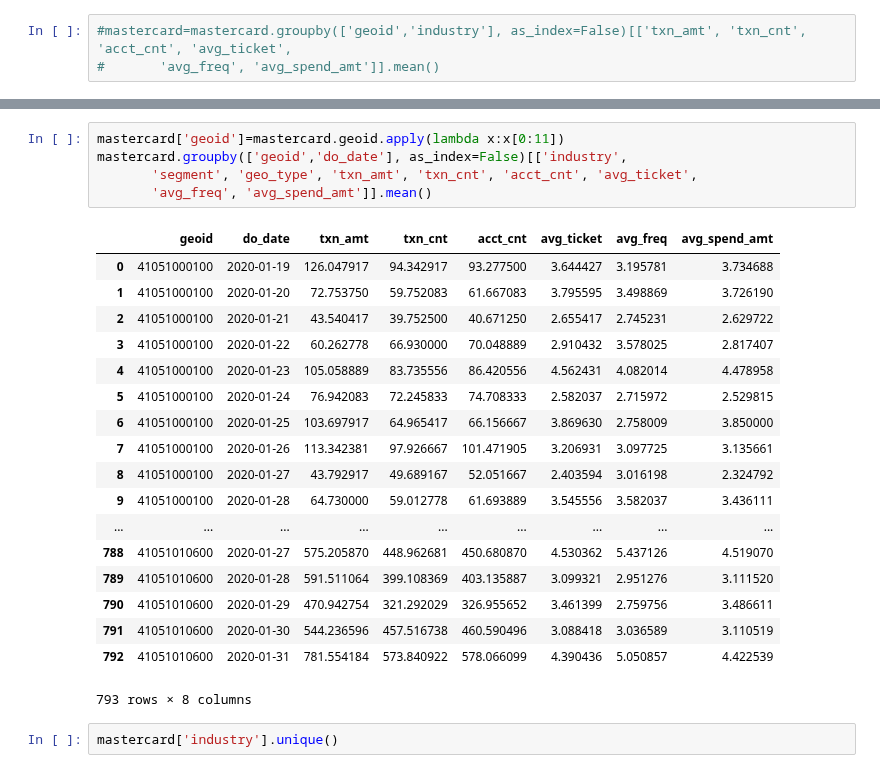
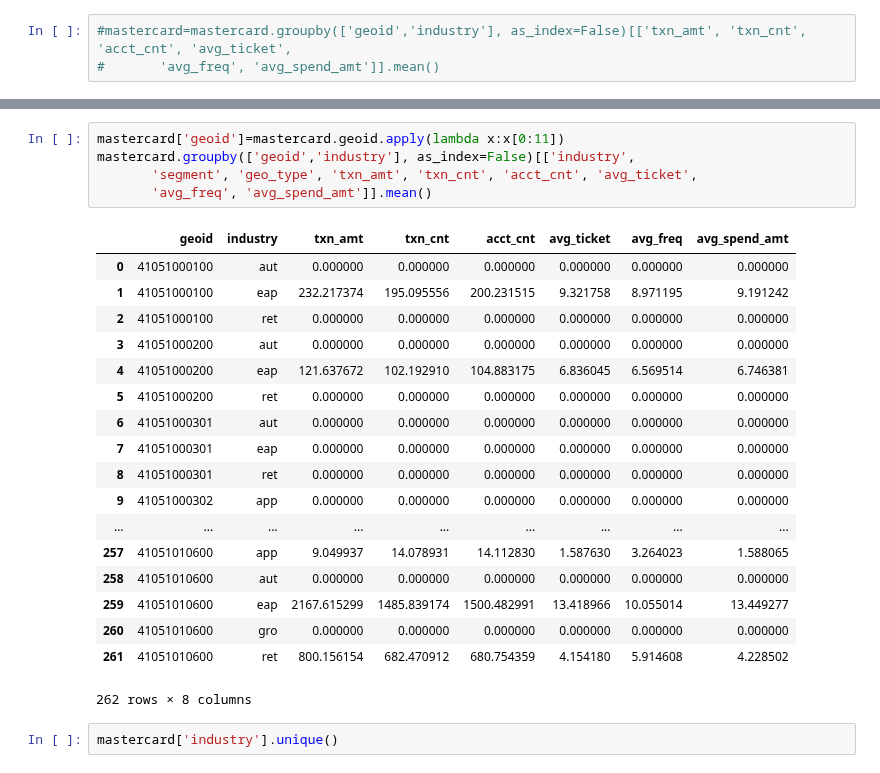
Before and after one commit to JasonZhangzy1757/CUSP-Capstone, a Jupyter notebook: mastercard dataset.ipynb, the cells around one changed output, grey strips where cells are left out. Cells and saved outputs as stored; diff of their text form.

```diff
--- a/mastercard dataset.ipynb
+++ b/mastercard dataset.ipynb
@@ -85,28 +141,28 @@ mastercard.head()
 | 4 | 5 | MULTIPOLYGON (((-122.59943 45.504... | 94 | 410510007014 | 2020-01-31 | ret | i | m | 0.0 | 0.0 | ... |
 # %%
 mastercard['geoid']=mastercard.geoid.apply(lambda x:x[0:11])
-mastercard.groupby(['geoid','do_date'], as_index=False)[['industry',
+mastercard.groupby(['geoid','industry'], as_index=False)[['industry',
        'segment', 'geo_type', 'txn_amt', 'txn_cnt', 'acct_cnt', 'avg_ticket',
        'avg_freq', 'avg_spend_amt']].mean()
 # %% [output]
-|  | geoid | do_date | txn_amt | txn_cnt | acct_cnt | avg_ticket | avg_freq | avg_spend_amt |
-| 0 | 41051000100 | 2020-01-19 | 126.047917 | 94.342917 | 93.277500 | 3.644427 | 3.195781 | 3.734688 |
-| 1 | 41051000100 | 2020-01-20 | 72.753750 | 59.752083 | 61.667083 | 3.795595 | 3.498869 | 3.726190 |
-| 2 | 41051000100 | 2020-01-21 | 43.540417 | 39.752500 | 40.671250 | 2.655417 | 2.745231 | 2.629722 |
-| 3 | 41051000100 | 2020-01-22 | 60.262778 | 66.930000 | 70.048889 | 2.910432 | 3.578025 | 2.817407 |
-| 4 | 41051000100 | 2020-01-23 | 105.058889 | 83.735556 | 86.420556 | 4.562431 | 4.082014 | 4.478958 |
-| 5 | 41051000100 | 2020-01-24 | 76.942083 | 72.245833 | 74.708333 | 2.582037 | 2.715972 | 2.529815 |
-| 6 | 41051000100 | 2020-01-25 | 103.697917 | 64.965417 | 66.156667 | 3.869630 | 2.758009 | 3.850000 |
-| 7 | 41051000100 | 2020-01-26 | 113.342381 | 97.926667 | 101.471905 | 3.206931 | 3.097725 | 3.135661 |
-| 8 | 41051000100 | 2020-01-27 | 43.792917 | 49.689167 | 52.051667 | 2.403594 | 3.016198 | 2.324792 |
-| 9 | 41051000100 | 2020-01-28 | 64.730000 | 59.012778 | 61.693889 | 3.545556 | 3.582037 | 3.436111 |
+|  | geoid | industry | txn_amt | txn_cnt | acct_cnt | avg_ticket | avg_freq | avg_spend_amt |
+| 0 | 41051000100 | aut | 0.000000 | 0.000000 | 0.000000 | 0.000000 | 0.000000 | 0.000000 |
+| 1 | 41051000100 | eap | 232.217374 | 195.095556 | 200.231515 | 9.321758 | 8.971195 | 9.191242 |
+| 2 | 41051000100 | ret | 0.000000 | 0.000000 | 0.000000 | 0.000000 | 0.000000 | 0.000000 |
+| 3 | 41051000200 | aut | 0.000000 | 0.000000 | 0.000000 | 0.000000 | 0.000000 | 0.000000 |
+| 4 | 41051000200 | eap | 121.637672 | 102.192910 | 104.883175 | 6.836045 | 6.569514 | 6.746381 |
+| 5 | 41051000200 | ret | 0.000000 | 0.000000 | 0.000000 | 0.000000 | 0.000000 | 0.000000 |
+| 6 | 41051000301 | aut | 0.000000 | 0.000000 | 0.000000 | 0.000000 | 0.000000 | 0.000000 |
+| 7 | 41051000301 | eap | 0.000000 | 0.000000 | 0.000000 | 0.000000 | 0.000000 | 0.000000 |
+| 8 | 41051000301 | ret | 0.000000 | 0.000000 | 0.000000 | 0.000000 | 0.000000 | 0.000000 |
+| 9 | 41051000302 | app | 0.000000 | 0.000000 | 0.000000 | 0.000000 | 0.000000 | 0.000000 |
 | ... | ... | ... | ... | ... | ... | ... | ... | ... |
-| 788 | 41051010600 | 2020-01-27 | 575.205870 | 448.962681 | 450.680870 | 4.530362 | 5.437126 | 4.519070 |
-| 789 | 41051010600 | 2020-01-28 | 591.511064 | 399.108369 | 403.135887 | 3.099321 | 2.951276 | 3.111520 |
-| 790 | 41051010600 | 2020-01-29 | 470.942754 | 321.292029 | 326.955652 | 3.461399 | 2.759756 | 3.486611 |
-| 791 | 41051010600 | 2020-01-30 | 544.236596 | 457.516738 | 460.590496 | 3.088418 | 3.036589 | 3.110519 |
-| 792 | 41051010600 | 2020-01-31 | 781.554184 | 573.840922 | 578.066099 | 4.390436 | 5.050857 | 4.422539 |
+| 257 | 41051010600 | app | 9.049937 | 14.078931 | 14.112830 | 1.587630 | 3.264023 | 1.588065 |
+| 258 | 41051010600 | aut | 0.000000 | 0.000000 | 0.000000 | 0.000000 | 0.000000 | 0.000000 |
+| 259 | 41051010600 | eap | 2167.615299 | 1485.839174 | 1500.482991 | 13.418966 | 10.055014 | 13.449277 |
+| 260 | 41051010600 | gro | 0.000000 | 0.000000 | 0.000000 | 0.000000 | 0.000000 | 0.000000 |
+| 261 | 41051010600 | ret | 800.156154 | 682.470912 | 680.754359 | 4.154180 | 5.914608 | 4.228502 |
-793 rows × 8 columns
+262 rows × 8 columns
 # %%
 mastercard['industry'].unique()
 # %% [output]
```
Also changed, not shown: parts of 6 cells of this notebook, 2 other files.
